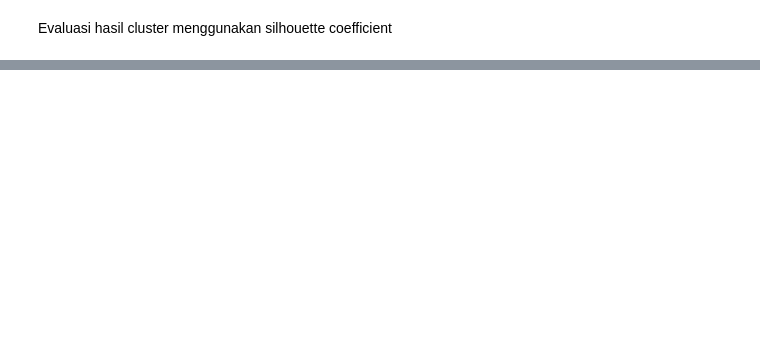
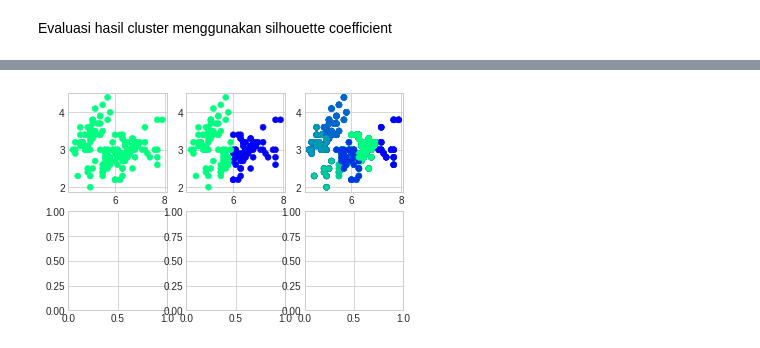
Before and after one commit to melliaafs/Machine-Learning-1, a Jupyter notebook: K_Means_Clustering.ipynb, the cells around one changed output, grey strips where cells are left out. Cells and saved outputs as stored; diff of their text form; code cells hidden in the pictures; blank space fills up the shorter version.

```diff
--- a/K_Means_Clustering.ipynb
+++ b/K_Means_Clustering.ipynb
@@ -153,0 +276,14 @@ silhouette_score(X, labels)
+# %%
+figure,ax=plt.subplots(2,3)
+K=range(1,7)
+for k in K:
+  if(k<4):
+    row=0
+    column=k-1
+  kmeanModel = KMeans(n_clusters=k).fit(X)
+  y_pred = kmeanModel.fit_predict(X)
+  ax[row][column].scatter(features[0],features[1], c=y_pred,cmap='winter_r')
+
+plt.show()
+# %% [output]
+[figure, added]
```
Also changed, not shown: parts of 26 cells of this notebook.
